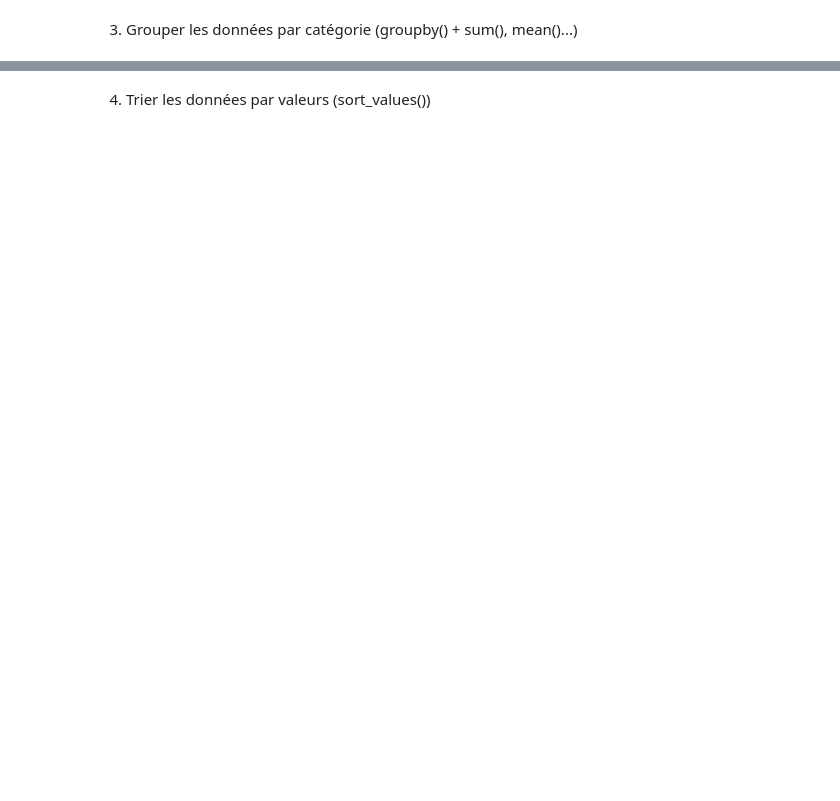
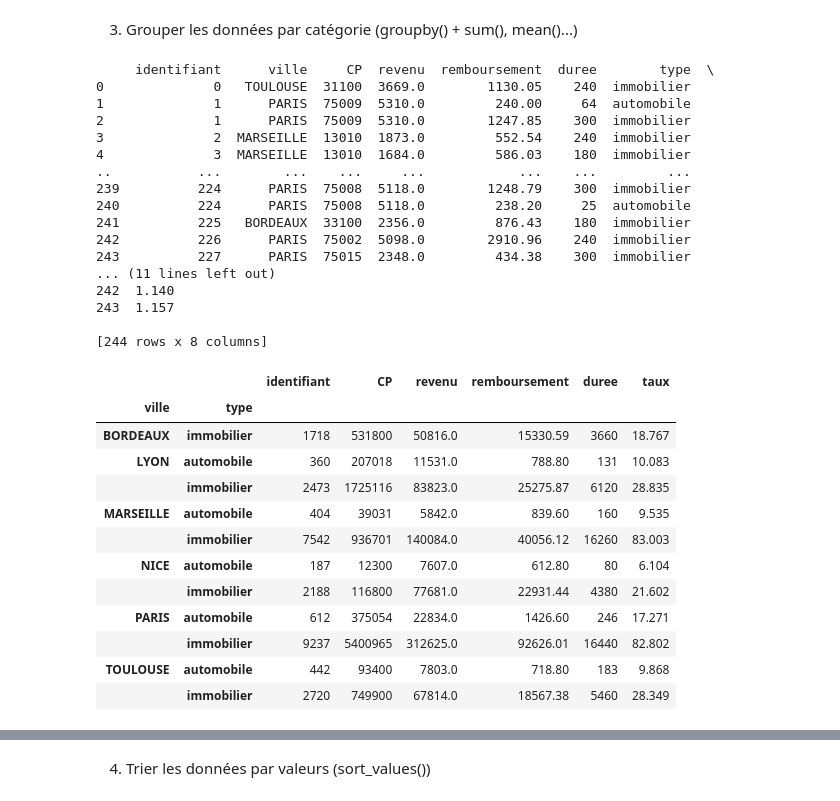
Before and after one commit to SDSaliou/Numpy-Pandas, a Jupyter notebook: exercice1Pandas.ipynb, the cells around one changed output, grey strips where cells are left out. Saved outputs shown, nothing was run; the diff lists cells and outputs as text; code cells hidden in the pictures; blank space fills up the shorter version.

```diff
--- a/exercice1Pandas.ipynb
+++ b/exercice1Pandas.ipynb
@@ -159,2 +560,38 @@ dtype: object
 # %% [markdown]
 3. Grouper les données par catégorie (groupby() + sum(), mean()...)
+# %%
+#Utilisons le fichier prets
+print(df_prets)
+#et la colonne ville et type pour calculer la somme total grouper par ville, type
+df_prets.groupby(['ville','type']).sum()
+# %% [output]
+     identifiant      ville     CP  revenu  remboursement  duree        type  \
+0              0   TOULOUSE  31100  3669.0        1130.05    240  immobilier
+1              1      PARIS  75009  5310.0         240.00     64  automobile
+2              1      PARIS  75009  5310.0        1247.85    300  immobilier
+3              2  MARSEILLE  13010  1873.0         552.54    240  immobilier
+4              3  MARSEILLE  13010  1684.0         586.03    180  immobilier
+..           ...        ...    ...     ...            ...    ...         ...
+239          224      PARIS  75008  5118.0        1248.79    300  immobilier
+240          224      PARIS  75008  5118.0         238.20     25  automobile
+241          225   BORDEAUX  33100  2356.0         876.43    180  immobilier
+242          226      PARIS  75002  5098.0        2910.96    240  immobilier
+243          227      PARIS  75015  2348.0         434.38    300  immobilier
+... (11 lines left out)
+242  1.140
+243  1.157
+
+[244 rows x 8 columns]
+|  |  | identifiant | CP | revenu | remboursement | duree | taux |
+| ville | type |  |  |  |  |  |  |
+| BORDEAUX | immobilier | 1718 | 531800 | 50816.0 | 15330.59 | 3660 | 18.767 |
+| LYON | automobile | 360 | 207018 | 11531.0 | 788.80 | 131 | 10.083 |
+|  | immobilier | 2473 | 1725116 | 83823.0 | 25275.87 | 6120 | 28.835 |
+| MARSEILLE | automobile | 404 | 39031 | 5842.0 | 839.60 | 160 | 9.535 |
+|  | immobilier | 7542 | 936701 | 140084.0 | 40056.12 | 16260 | 83.003 |
+| NICE | automobile | 187 | 12300 | 7607.0 | 612.80 | 80 | 6.104 |
+|  | immobilier | 2188 | 116800 | 77681.0 | 22931.44 | 4380 | 21.602 |
+| PARIS | automobile | 612 | 375054 | 22834.0 | 1426.60 | 246 | 17.271 |
+|  | immobilier | 9237 | 5400965 | 312625.0 | 92626.01 | 16440 | 82.802 |
+| TOULOUSE | automobile | 442 | 93400 | 7803.0 | 718.80 | 183 | 9.868 |
+|  | immobilier | 2720 | 749900 | 67814.0 | 18567.38 | 5460 | 28.349 |
```
Also changed, not shown: parts of 52 cells of this notebook, 5 other files.
